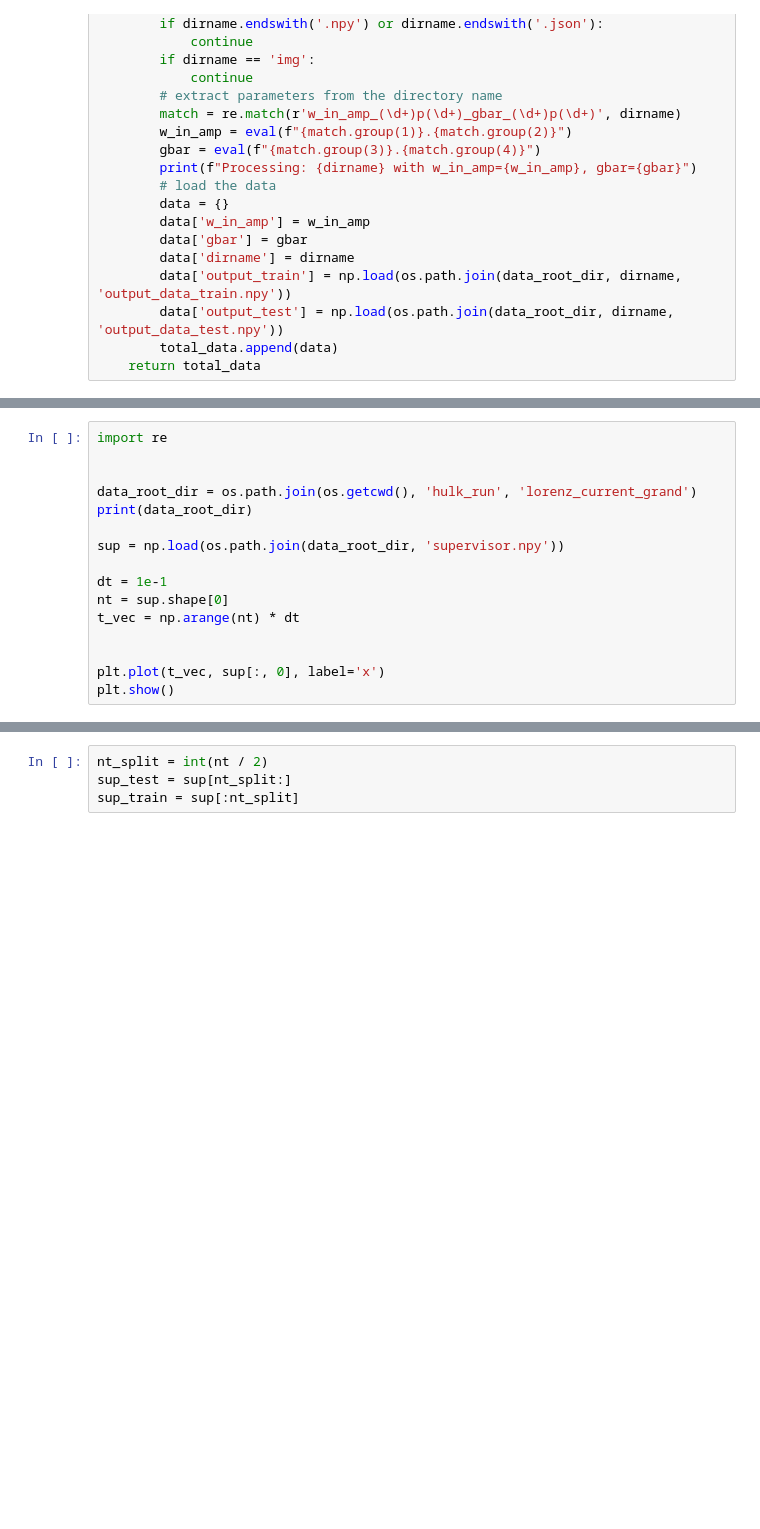
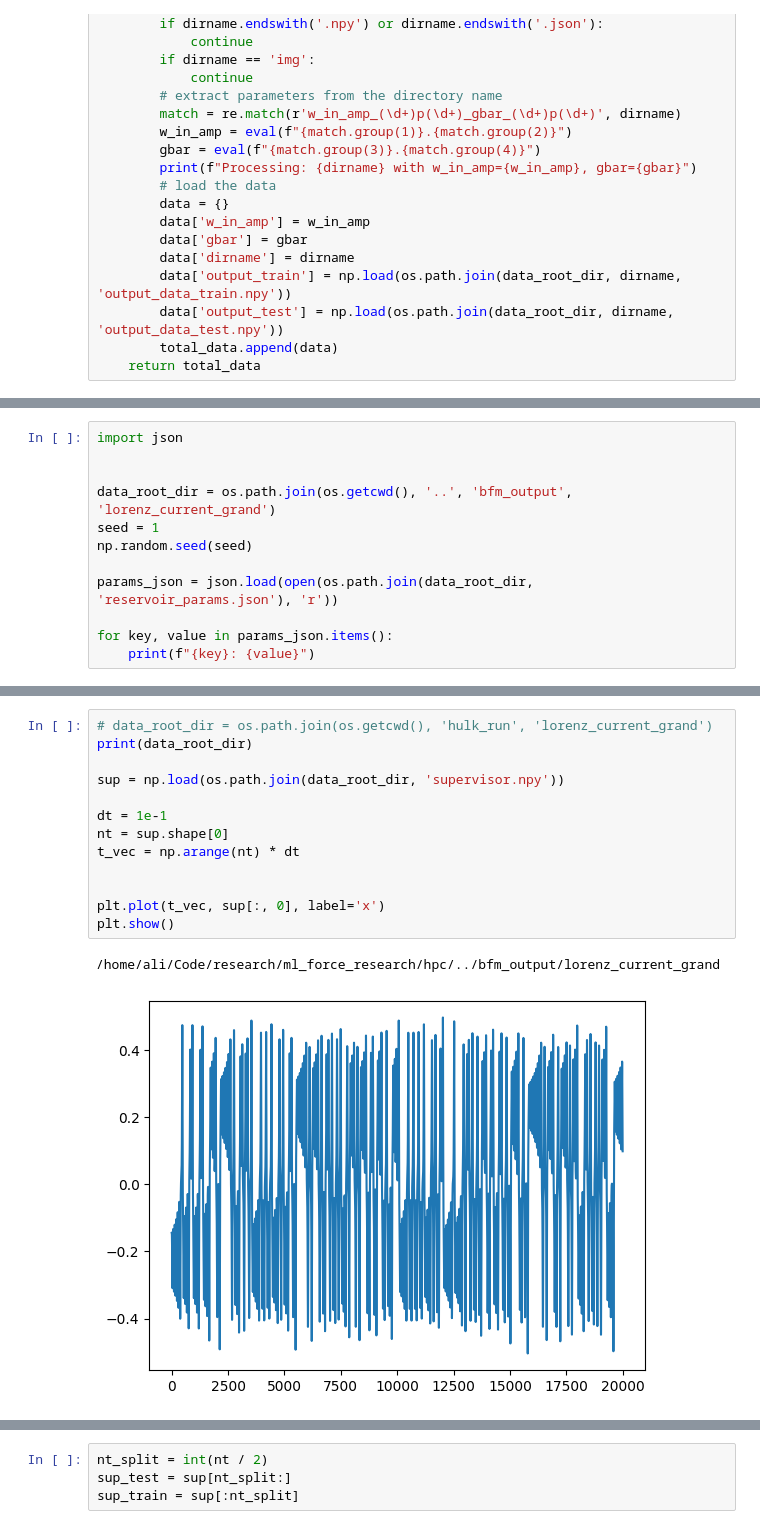
Before and after one commit to themahani/ml_force_research, a Jupyter notebook: hpc/visualize_data.ipynb, the cells around one changed output, grey strips where cells are left out. Saved outputs shown, nothing was run; the diff lists cells and outputs as text; blank space fills up the shorter version.

```diff
--- a/hpc/visualize_data.ipynb
+++ b/hpc/visualize_data.ipynb
@@ -54,0 +32,12 @@ plt.show()
+# %%
+import json
+
+
+data_root_dir = os.path.join(os.getcwd(), '..', 'bfm_output', 'lorenz_current_grand')
+seed = 1
+np.random.seed(seed)
+
+params_json = json.load(open(os.path.join(data_root_dir, 'reservoir_params.json'), 'r'))
+
+for key, value in params_json.items():
+    print(f"{key}: {value}")
@@ -55,16 +54,16 @@ plt.show()
 # %%
-import re
-
-
-data_root_dir = os.path.join(os.getcwd(), 'hulk_run', 'lorenz_current_grand')
+# data_root_dir = os.path.join(os.getcwd(), 'hulk_run', 'lorenz_current_grand')
 print(data_root_dir)
 
 sup = np.load(os.path.join(data_root_dir, 'supervisor.npy'))
 
 dt = 1e-1
 nt = sup.shape[0]
 t_vec = np.arange(nt) * dt
 
 
 plt.plot(t_vec, sup[:, 0], label='x')
 plt.show()
+# %% [output]
+/home/ali/Code/research/ml_force_research/hpc/../bfm_output/lorenz_current_grand
+[figure, added]
```
Also changed, not shown: parts of 14 cells of this notebook, 3 other files.
